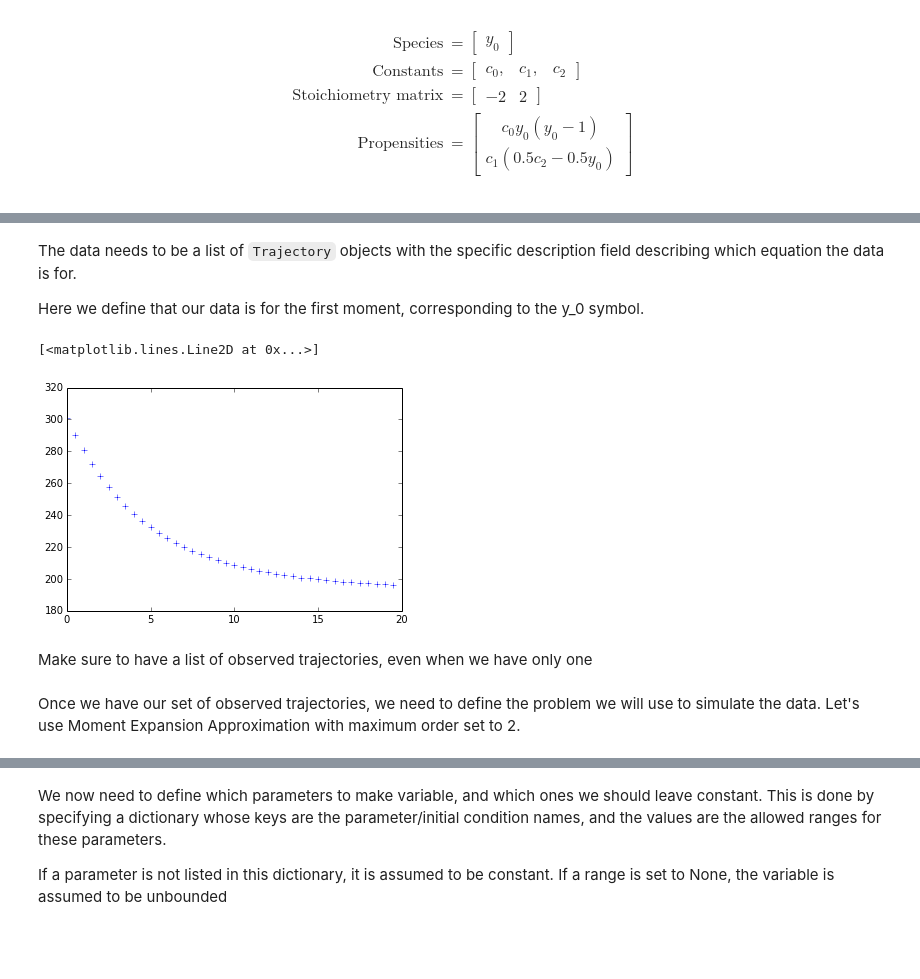
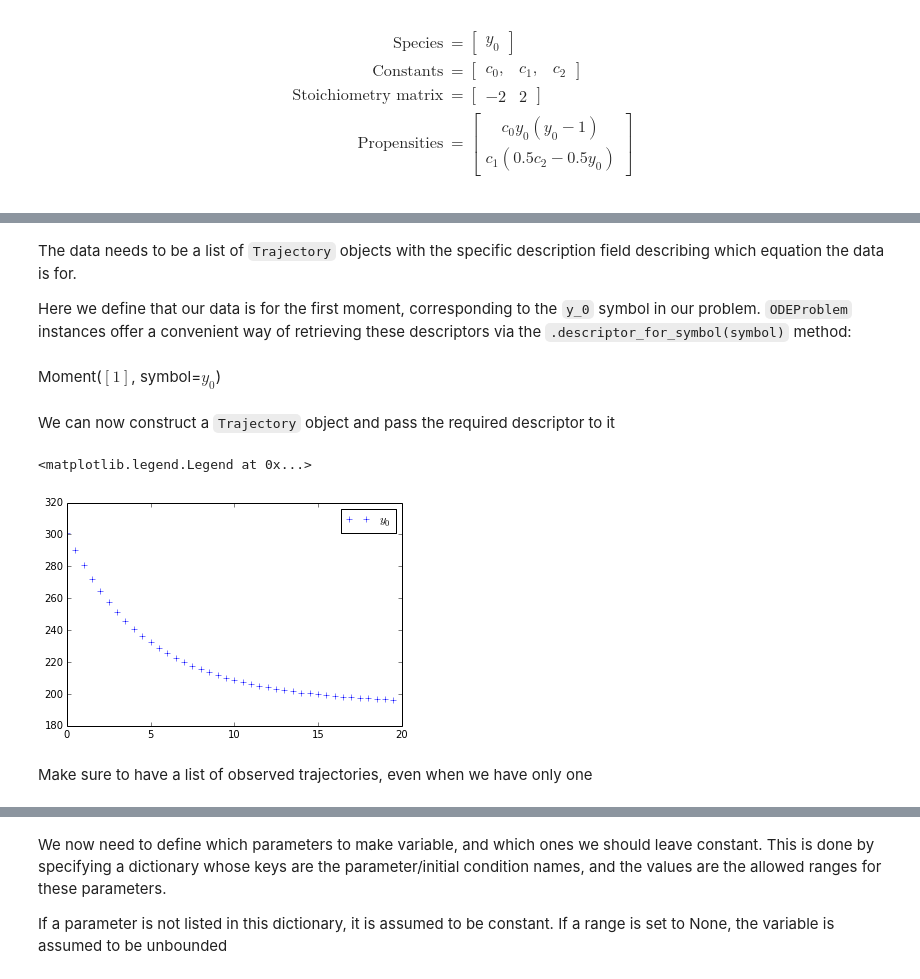
Before and after one commit to theosysbio/means, a Jupyter notebook: prototypes/examples/inference/Simple Inference Example.ipynb, the cells around one changed output, grey strips where cells are left out. Cells and saved outputs as stored; diff of their text form; code cells hidden in the pictures; blank space fills up the shorter version.

Commit message:
changed Simple inference example to use the new convenience methods for descriptors

```diff
--- a/prototypes/examples/inference/Simple Inference Example.ipynb
+++ b/prototypes/examples/inference/Simple Inference Example.ipynb
@@ -42,4 +61,4 @@ observed_values = np.array([301, 290.191955202941, 280.587012789919, 272.0305927
 # %% [markdown]
 The data needs to be a list of ``Trajectory`` objects with the specific description field describing which equation the data is for.
 
-Here we define that our data is for the first moment, corresponding to the y_0 symbol.
+Here we define that our data is for the first moment, corresponding to the ``y_0`` symbol in our problem. ``ODEProblem`` instances offer a convenient way of retrieving these descriptors via the ``.descriptor_for_symbol(symbol)`` method:
@@ -52,0 +65,7 @@ observed_trajectory = means.simulation.Trajectory(timepoints,
+# %%
+description = problem.descriptor_for_symbol('y_0')
+description
+# %% [output]
+Moment($[1]$, symbol=$y_0$)
+# %% [markdown]
+We can now construct a ``Trajectory`` object and pass the required descriptor to it
@@ -53,12 +76,10 @@ observed_trajectory = means.simulation.Trajectory(timepoints,
 # %%
 observed_trajectory.plot('+')
+plt.legend()
 # %% [output]
-[<matplotlib.lines.Line2D at 0x...>]
+<matplotlib.legend.Legend at 0x...>
-[figure, old version]
+[figure, new version]
 # %% [markdown]
 Make sure to have a list of observed trajectories, even when we have only one
 # %%
 observed_trajectories = [observed_trajectory]
-# %% [markdown]
-Once we have our set of observed trajectories, we need to define the problem we will use to simulate
-the data. Let's use Moment Expansion Approximation with maximum order set to 2.
```
Also changed, not shown: parts of 8 cells of this notebook.
